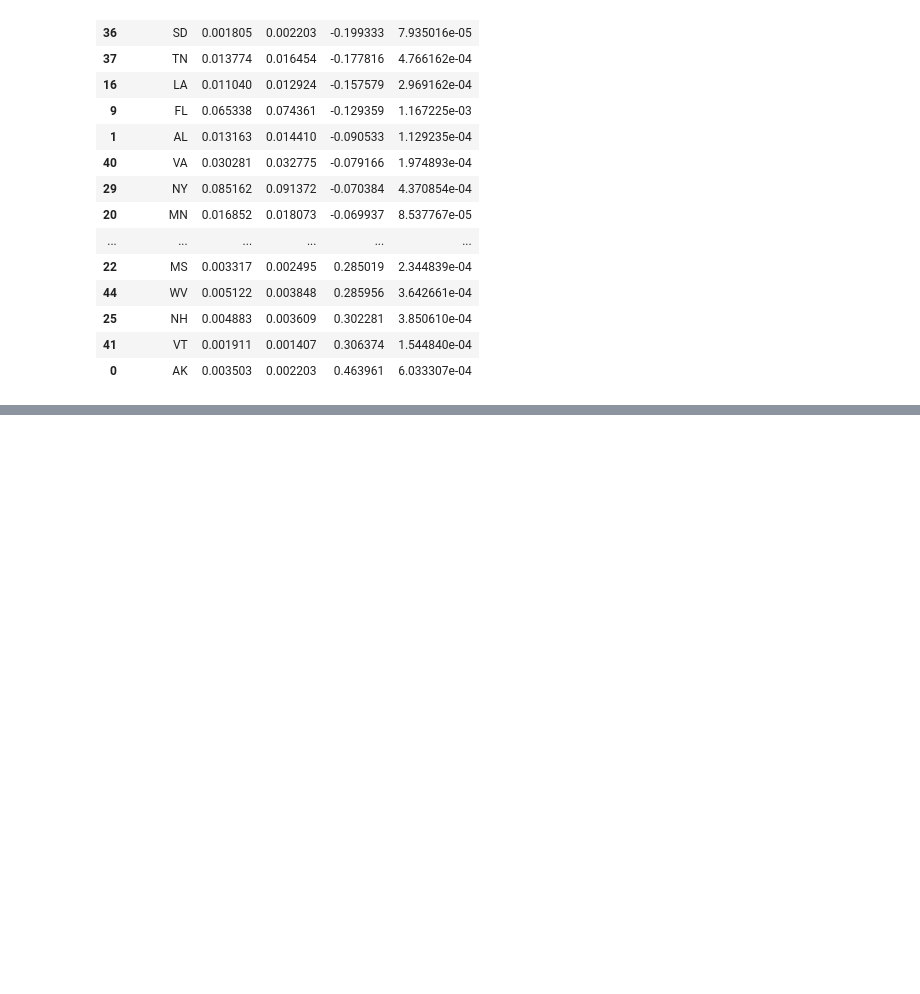
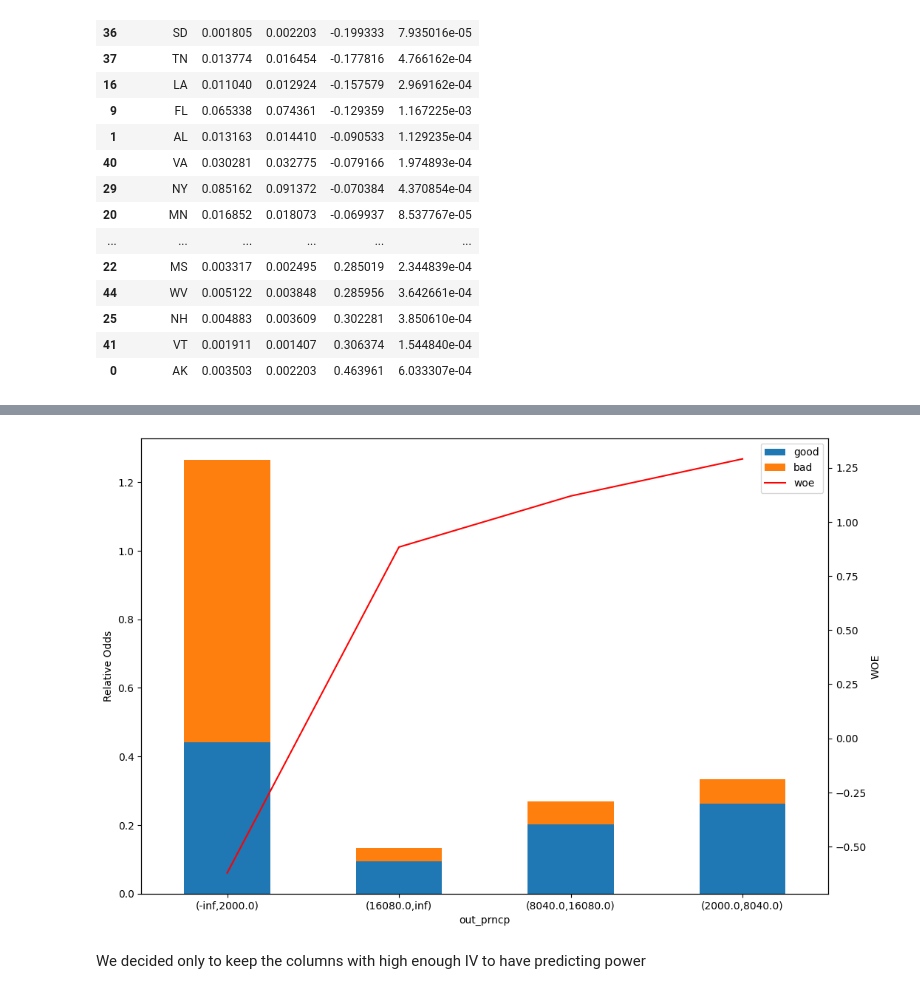
Before and after one commit to FabioSol/StonksBank, a Jupyter notebook: pd_modeling/report.ipynb, the cells around one changed output, grey strips where cells are left out. Saved outputs shown, nothing was run; the diff lists cells and outputs as text; code cells hidden in the pictures; blank space fills up the shorter version.

```diff
--- a/pd_modeling/report.ipynb
+++ b/pd_modeling/report.ipynb
@@ -269,0 +318,15 @@ woe_t.woe_mappings["addr_state"]
+# %%
+ax = woe_t.woe_mappings["out_prncp"].plot.bar(
+    x="out_prncp", y=["good", "bad"], figsize=(12, 8), stacked=True
+)
+
+woe_t.woe_mappings["out_prncp"].plot(
+    x="out_prncp", y="woe", ax=ax, secondary_y=True, mark_right=False, c="r"
+)
+
+ax.right_ax.set_ylabel("WOE")
+ax.set_ylabel("Relative Odds");
+# %% [output]
+[figure, added]
+# %% [markdown]
+We decided only to keep the columns with high enough IV to have predicting power
```
Also changed, not shown: parts of 26 cells of this notebook, 4 other files.
